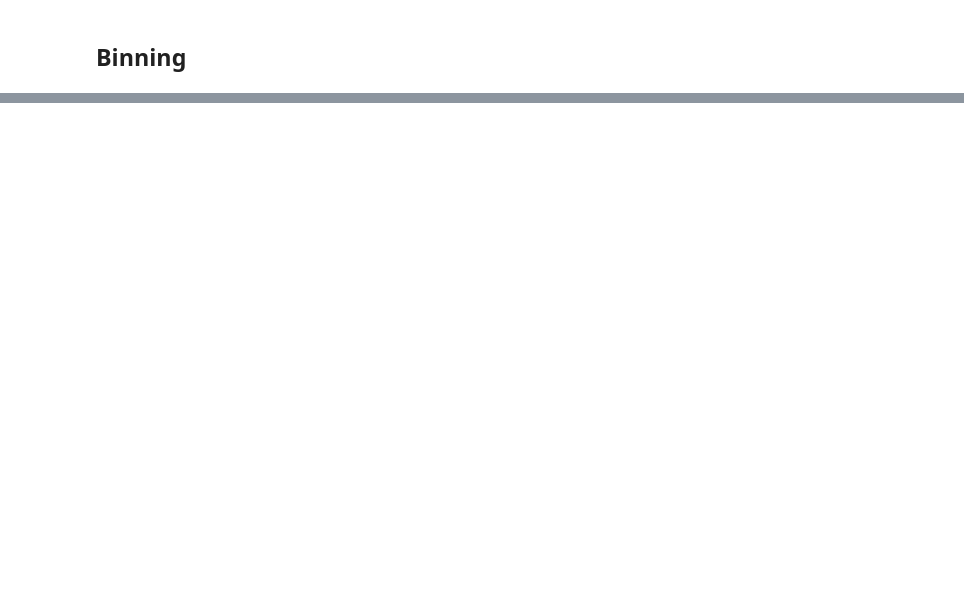
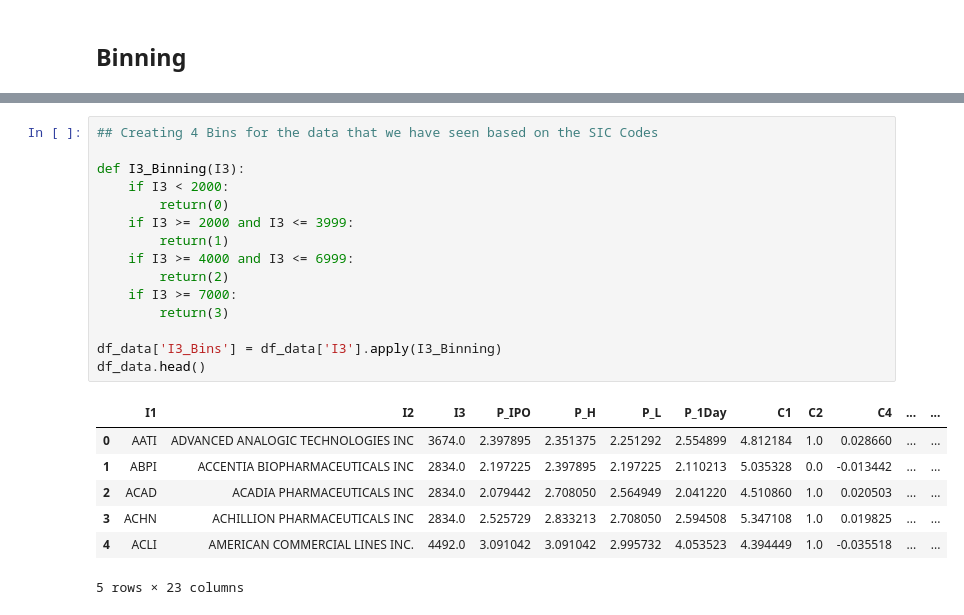
Before and after one commit to BA545-SP2019/2019-competition1-the-dundies, a Jupyter notebook: Our_Code_Good.ipynb, the cells around one changed output, grey strips where cells are left out. Cells and saved outputs as stored; diff of their text form; blank space fills up the shorter version.

```diff
--- a/Our_Code_Good.ipynb
+++ b/Our_Code_Good.ipynb
@@ -738,0 +1005,23 @@ TypeError: '<' not supported between instances of 'str' and 'int'
+# %%
+## Creating 4 Bins for the data that we have seen based on the SIC Codes
+
+def I3_Binning(I3):
+    if I3 < 2000:
+        return(0)
+    if I3 >= 2000 and I3 <= 3999:
+        return(1)
+    if I3 >= 4000 and I3 <= 6999:
+        return(2)
+    if I3 >= 7000:
+        return(3)
+
+df_data['I3_Bins'] = df_data['I3'].apply(I3_Binning)
+df_data.head()
+# %% [output]
+|  | I1 | I2 | I3 | P_IPO | P_H | P_L | P_1Day | C1 | C2 | C4 | ... | ... |
+| 0 | AATI | ADVANCED ANALOGIC TECHNOLOGIES INC | 3674.0 | 2.397895 | 2.351375 | 2.251292 | 2.554899 | 4.812184 | 1.0 | 0.028660 | ... | ... |
+| 1 | ABPI | ACCENTIA BIOPHARMACEUTICALS INC | 2834.0 | 2.197225 | 2.397895 | 2.197225 | 2.110213 | 5.035328 | 0.0 | -0.013442 | ... | ... |
+| 2 | ACAD | ACADIA PHARMACEUTICALS INC | 2834.0 | 2.079442 | 2.708050 | 2.564949 | 2.041220 | 4.510860 | 1.0 | 0.020503 | ... | ... |
+| 3 | ACHN | ACHILLION PHARMACEUTICALS INC | 2834.0 | 2.525729 | 2.833213 | 2.708050 | 2.594508 | 5.347108 | 1.0 | 0.019825 | ... | ... |
+| 4 | ACLI | AMERICAN COMMERCIAL LINES INC. | 4492.0 | 3.091042 | 3.091042 | 2.995732 | 4.053523 | 4.394449 | 1.0 | -0.035518 | ... | ... |
+5 rows × 23 columns
```
Also changed, not shown: parts of 21 cells of this notebook, 1 other file.
